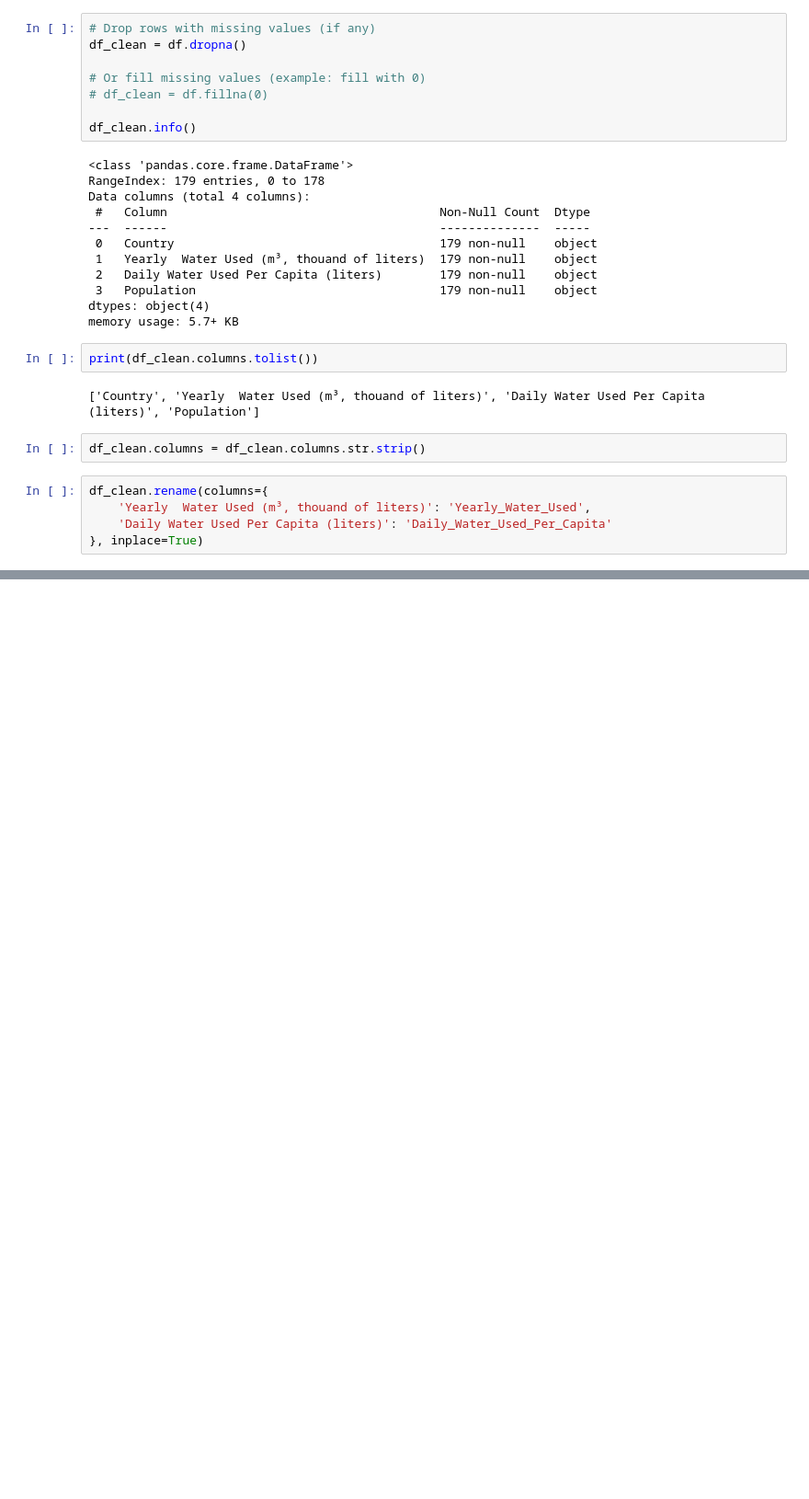
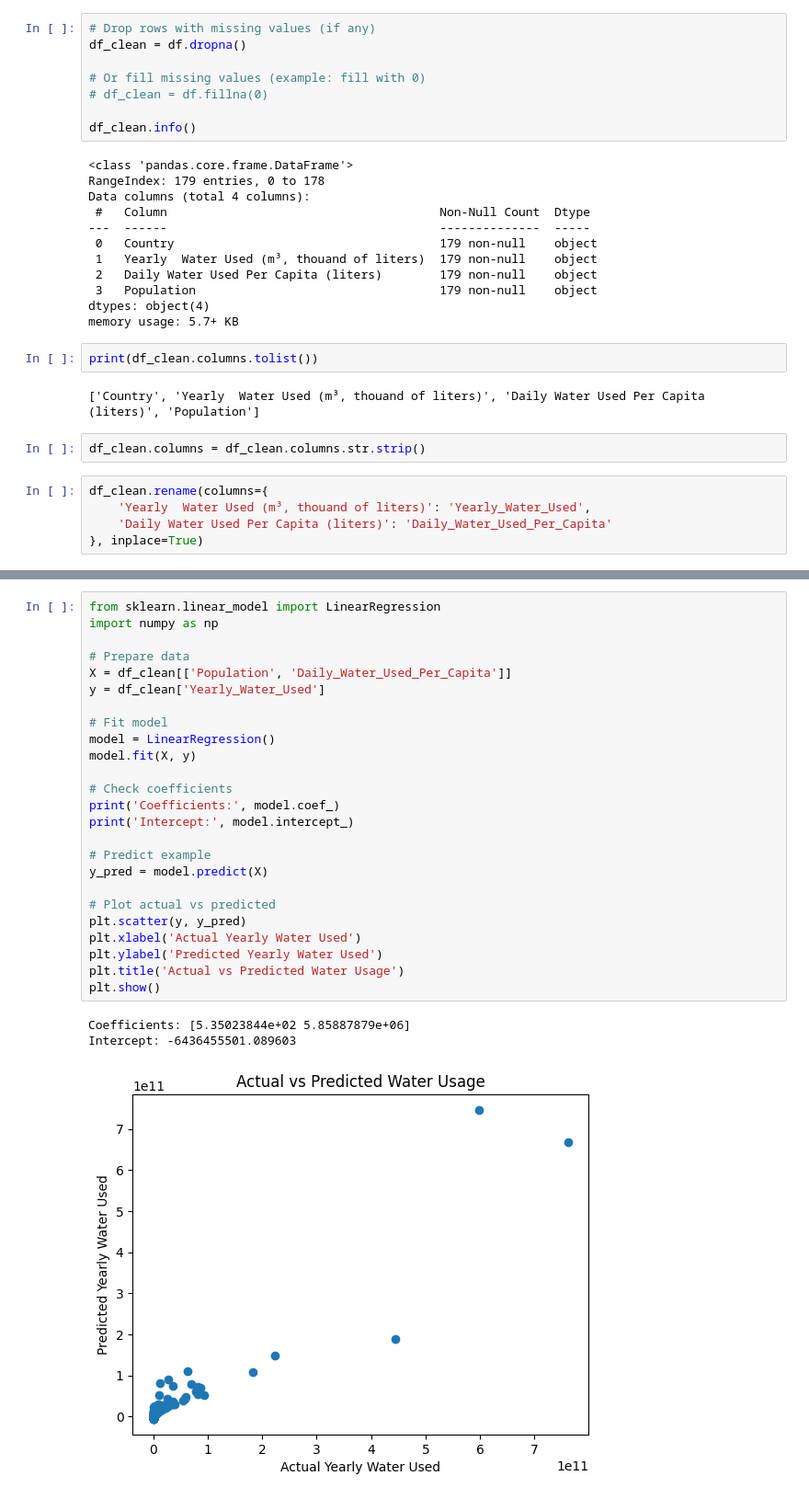
Before and after one commit to vyasasharanya-spec/WaterResourceManagement, a Jupyter notebook: WaterResourceManagement.ipynb, the cells around one changed output, grey strips where cells are left out. Shown: that part at 92% size. Saved outputs shown, nothing was run; the diff lists cells and outputs as text; blank space fills up the shorter version.

```diff
--- a/WaterResourceManagement.ipynb
+++ b/WaterResourceManagement.ipynb
@@ -147,0 +207,29 @@ plt.show()
+# %%
+from sklearn.linear_model import LinearRegression
+import numpy as np
+
+# Prepare data
+X = df_clean[['Population', 'Daily_Water_Used_Per_Capita']]
+y = df_clean['Yearly_Water_Used']
+
+# Fit model
+model = LinearRegression()
+model.fit(X, y)
+
+# Check coefficients
+print('Coefficients:', model.coef_)
+print('Intercept:', model.intercept_)
+
+# Predict example
+y_pred = model.predict(X)
+
+# Plot actual vs predicted
+plt.scatter(y, y_pred)
+plt.xlabel('Actual Yearly Water Used')
+plt.ylabel('Predicted Yearly Water Used')
+plt.title('Actual vs Predicted Water Usage')
+plt.show()
+# %% [output]
+Coefficients: [5.35023844e+02 5.85887879e+06]
+Intercept: -6436455501.089603
+[figure, added]
```
Also changed, not shown: parts of 12 cells of this notebook.
